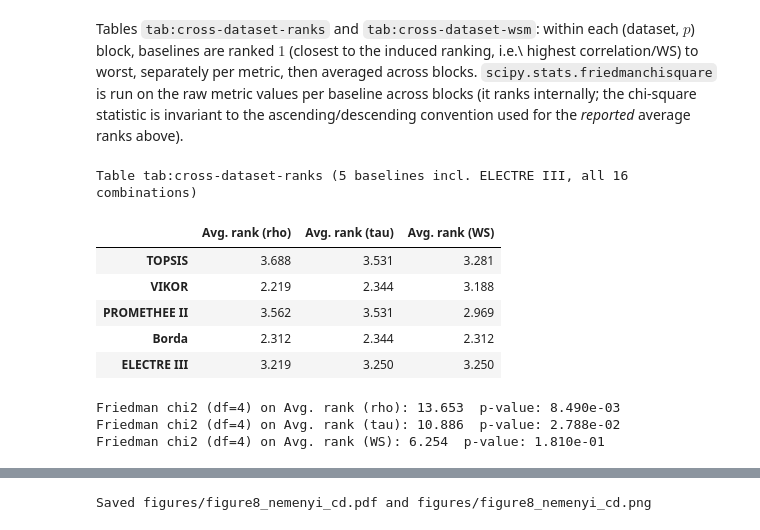
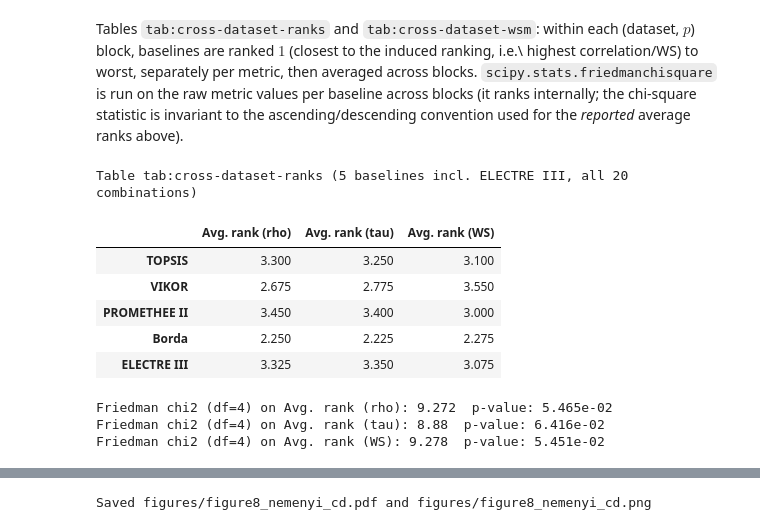
Before and after one commit to elsedik-lamini/IQIS_MCDM_0826, a Jupyter notebook: reproducibility.ipynb, the cells around one changed output, grey strips where cells are left out. Drawn from its saved outputs; the diff is of its cells as text; code cells hidden in the pictures.

```diff
--- a/reproducibility.ipynb
+++ b/reproducibility.ipynb
@@ -1170,0 +1315,18 @@ Table tab:illustrative-ranks (average-rank tie convention; see note above)
+# %%
+_karsak27_scores = score_cache(KARSAK27_X, KARSAK27_DIRECTIONS)
+r60_27 = karsak27_results[0.60]
+rows = []
+for name, score in _karsak27_scores.items():
+    top_idx = int(np.argmax(score))
+    rows.append({"Method": name, "Top-ranked candidate": KARSAK27_LABELS[top_idx],
+                 "Spearman rho": round(spearman_rho(r60_27.classes, score), 3),
+                 "Kendall tau": round(kendall_tau(r60_27.classes, score), 3),
+                 "WS": round(ws_coefficient(r60_27.classes, score), 3)})
+karsak27_p60 = pd.DataFrame(rows).set_index("Method")
+print("Table tab:karsak27-p60")
+display(karsak27_p60)
+print("\nNote: these are this notebook's own baseline implementations (equal weights, "
+      "generic thresholds), not a reproduction of Parkan \\& Wu's (1999) original "
+      "TOPSIS/OCRA study -- their top pick R1 is not guaranteed to reappear here, and "
+      "indeed does not for this notebook's TOPSIS baseline (which instead matches "
+      "Karsak et al.'s own literature-consensus top pick, R14).")
@@ -1170,0 +1347,5 @@ Table tab:illustrative-ranks (average-rank tie convention; see note above)
+# %%
+karsak27_agreement = {p: agreement_table(r, KARSAK27_X, KARSAK27_DIRECTIONS, baselines=_karsak27_scores) for p, r in karsak27_results.items()}
+karsak27_comparison = pd.concat(karsak27_agreement, names=["p", "Method"])
+print("Table tab:karsak27-comparison")
+display(karsak27_comparison)
@@ -1789,8 +2039,24 @@ from the paper.
 AGREEMENT_BY_DATASET = {
     "Bhangale": bhangale_agreement,
     "Karsak": karsak_agreement,
+    "Karsak27": karsak27_agreement,
     "QS": qs_agreement,
     "NBA": nba_agreement,
+}
+
+# Human-facing display names for the (dataset, p) column labels in Figure 6 and
+# the Nemenyi CD figure below -- kept separate from the AGREEMENT_BY_DATASET /
+# dataset_p_order dict keys (which stay as their original internal code names,
+# see the Section 6.1 naming note) precisely so that the *figure* a reader sees
+# never repeats the "Karsak" misattribution corrected in the paper's text: the
+# "Karsak" key is the 12-robot Braglia & Petroni (1999) matrix, and "Karsak27"
+# is the true Karsak, Sener & Dursun (2012) 27-robot matrix.
+DATASET_DISPLAY_NAMES = {
+    "Bhangale": "Bhangale",
+    "Karsak": "Braglia\n& Petroni",
+    "Karsak27": "Karsak\net al.",
+    "QS": "QS",
+    "NBA": "NBA",
 }
 
 def build_cross_dataset_long(agreement_by_dataset):
@@ -1809,6 +2075,6 @@ def build_cross_dataset_long(agreement_by_dataset):
 
 cross_dataset_long = build_cross_dataset_long(AGREEMENT_BY_DATASET)
 print(f"Pooled {cross_dataset_long[['dataset', 'p']].drop_duplicates().shape[0]} "
-      f"(dataset, p) combinations (paper: 16).")
+      f"(dataset, p) combinations (paper: 20).")
 display(cross_dataset_long.head())
 # %% [output]
@@ -1898,41 +2165,42 @@ def average_ranks_and_friedman(long_df, metric_col, baselines):
     """Restrict to blocks where every baseline in `baselines` has a value for
     `metric_col` (this is what naturally drops NBA when WSM is included), rank
     baselines 1=best (highest value) within each block, and run a Friedman test
     on the raw per-baseline values across blocks."""
     wide = long_df.pivot_table(index=["dataset", "p"], columns="Method", values=metric_col)
     wide = wide[baselines].dropna(how="any")
     ranks = wide.rank(axis=1, ascending=False, method="average")
     avg_rank = ranks.mean(axis=0)
     chi2, pval = friedmanchisquare(*[wide[b].to_numpy() for b in baselines])
     return avg_rank, chi2, pval, wide
 
 BASELINES_5E = ["TOPSIS", "VIKOR", "PROMETHEE II", "Borda", "ELECTRE III"]
 metrics = [("Spearman rho", "Avg. rank (rho)"), ("Kendall tau", "Avg. rank (tau)"), ("WS", "Avg. rank (WS)")]
 
 rows = {b: {} for b in BASELINES_5E}
 friedman_row = {}
 wide_by_metric = {}
 for metric_col, out_col in metrics:
     avg_rank, chi2, pval, wide = average_ranks_and_friedman(cross_dataset_long, metric_col, BASELINES_5E)
     wide_by_metric[metric_col] = wide
     for b in BASELINES_5E:
         rows[b][out_col] = round(float(avg_rank[b]), 3)
     friedman_row[out_col] = (round(chi2, 3), pval)
 
 cross_dataset_ranks = pd.DataFrame(rows).T
-print("Table tab:cross-dataset-ranks (5 baselines incl. ELECTRE III, all 16 combinations)")
+n_blocks_5e = wide_by_metric["Spearman rho"].shape[0]
+print(f"Table tab:cross-dataset-ranks (5 baselines incl. ELECTRE III, all {n_blocks_5e} combinations)")
 display(cross_dataset_ranks)
 for out_col, (chi2, pval) in friedman_row.items():
     print(f"Friedman chi2 (df=4) on {out_col}: {chi2}  p-value: {pval:.3e}")
 # %% [output]
-Table tab:cross-dataset-ranks (5 baselines incl. ELECTRE III, all 16 combinations)
+Table tab:cross-dataset-ranks (5 baselines incl. ELECTRE III, all 20 combinations)
 |  | Avg. rank (rho) | Avg. rank (tau) | Avg. rank (WS) |
-| TOPSIS | 3.688 | 3.531 | 3.281 |
-| VIKOR | 2.219 | 2.344 | 3.188 |
-| PROMETHEE II | 3.562 | 3.531 | 2.969 |
-| Borda | 2.312 | 2.344 | 2.312 |
-| ELECTRE III | 3.219 | 3.250 | 3.250 |
+| TOPSIS | 3.300 | 3.250 | 3.100 |
+| VIKOR | 2.675 | 2.775 | 3.550 |
+| PROMETHEE II | 3.450 | 3.400 | 3.000 |
+| Borda | 2.250 | 2.225 | 2.275 |
+| ELECTRE III | 3.325 | 3.350 | 3.075 |
-Friedman chi2 (df=4) on Avg. rank (rho): 13.653  p-value: 8.490e-03
-Friedman chi2 (df=4) on Avg. rank (tau): 10.886  p-value: 2.788e-02
-Friedman chi2 (df=4) on Avg. rank (WS): 6.254  p-value: 1.810e-01
+Friedman chi2 (df=4) on Avg. rank (rho): 9.272  p-value: 5.465e-02
+Friedman chi2 (df=4) on Avg. rank (tau): 8.88  p-value: 6.416e-02
+Friedman chi2 (df=4) on Avg. rank (WS): 9.278  p-value: 5.451e-02
 # %% [markdown]
```
Also changed, not shown: parts of 40 cells of this notebook, 18 other files.
